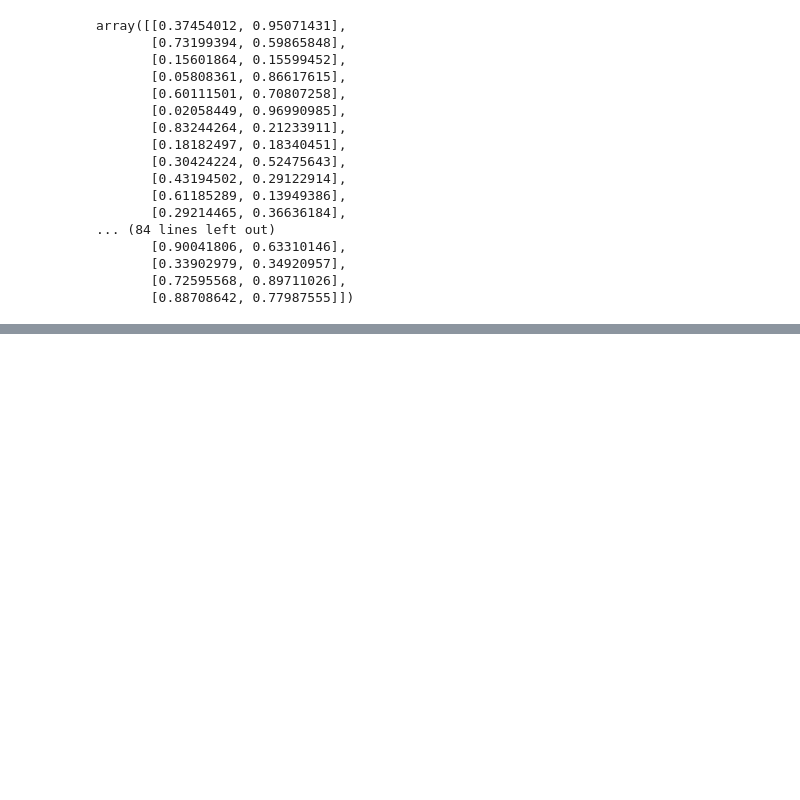
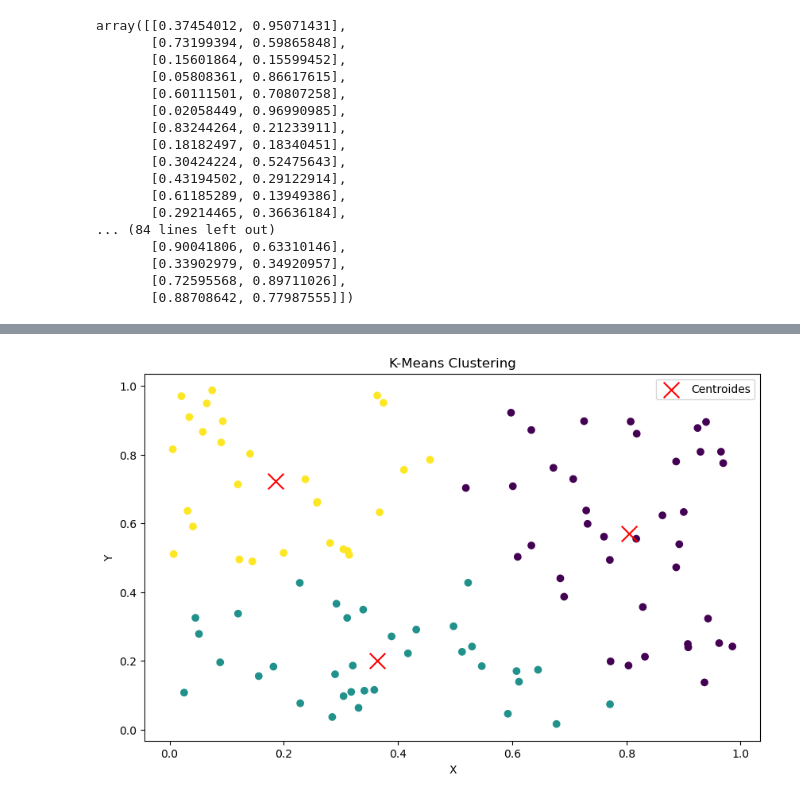
Before and after one commit to frgonzalezb/Udemy_Python_Total_DS_ML, a Jupyter notebook: 12_Machine_Learning_II/Ejercicios/k-means.ipynb, the cells around one changed output, grey strips where cells are left out. Cells and saved outputs as stored; diff of their text form; code cells hidden in the pictures; blank space fills up the shorter version.

```diff
--- a/12_Machine_Learning_II/Ejercicios/k-means.ipynb
+++ b/12_Machine_Learning_II/Ejercicios/k-means.ipynb
@@ -31,0 +69,34 @@ array([[0.37454012, 0.95071431],
+# %%
+import numpy as np
+import matplotlib.pyplot as plt
+
+from sklearn.cluster import KMeans
+
+
+np.random.seed(42)
+
+datos: np.ndarray = np.random.rand(100, 2)
+
+kmeans: KMeans = KMeans(n_clusters=3, random_state=42)
+kmeans.fit(datos)
+
+centroides: np.ndarray = kmeans.cluster_centers_
+etiquetas: np.ndarray = kmeans.labels_
+
+plt.figure(figsize=(10, 6))
+plt.scatter(datos[:, 0], datos[:, 1], c=etiquetas, cmap='viridis', marker='o')
+plt.scatter(
+    centroides[:, 0],
+    centroides[:, 1],
+    c='red',
+    marker='x',
+    s=200,
+    label='Centroides'
+)
+plt.title('K-Means Clustering')
+plt.xlabel('X')
+plt.ylabel('Y')
+plt.legend()
+plt.show()
+# %% [output]
+[figure, added]
```
Also changed, not shown: parts of 1 cell of this notebook.
